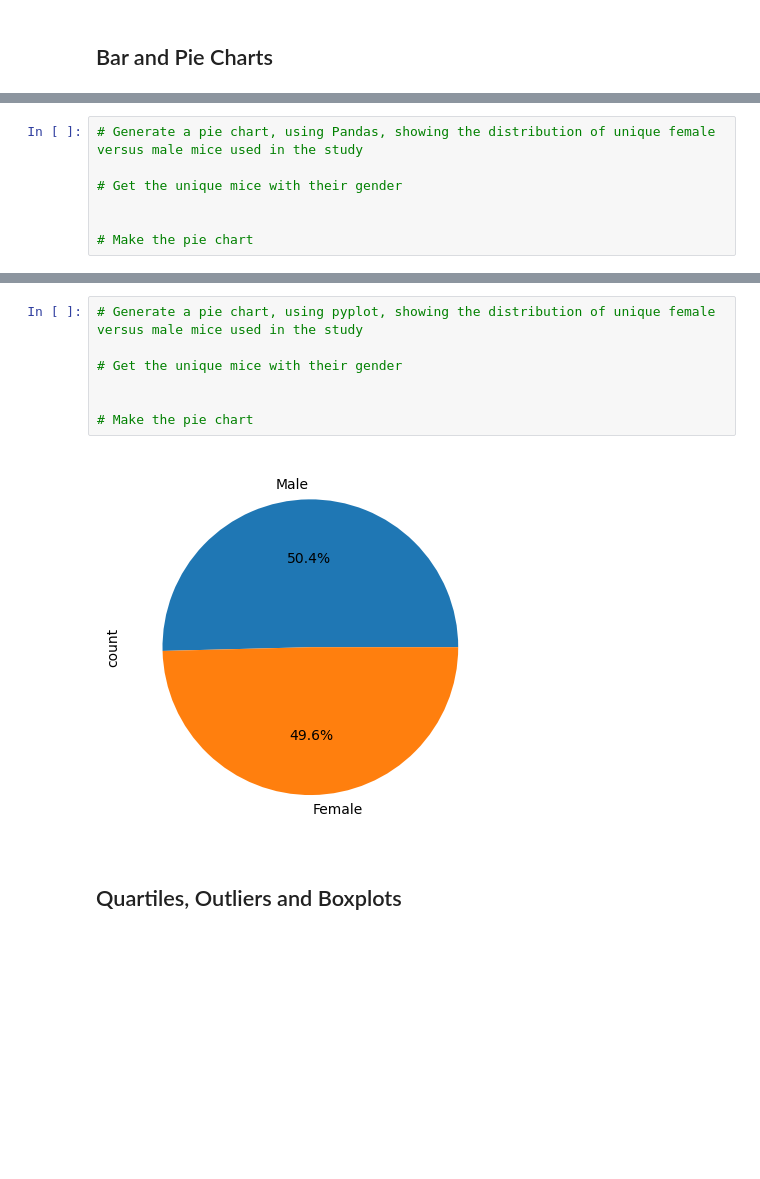
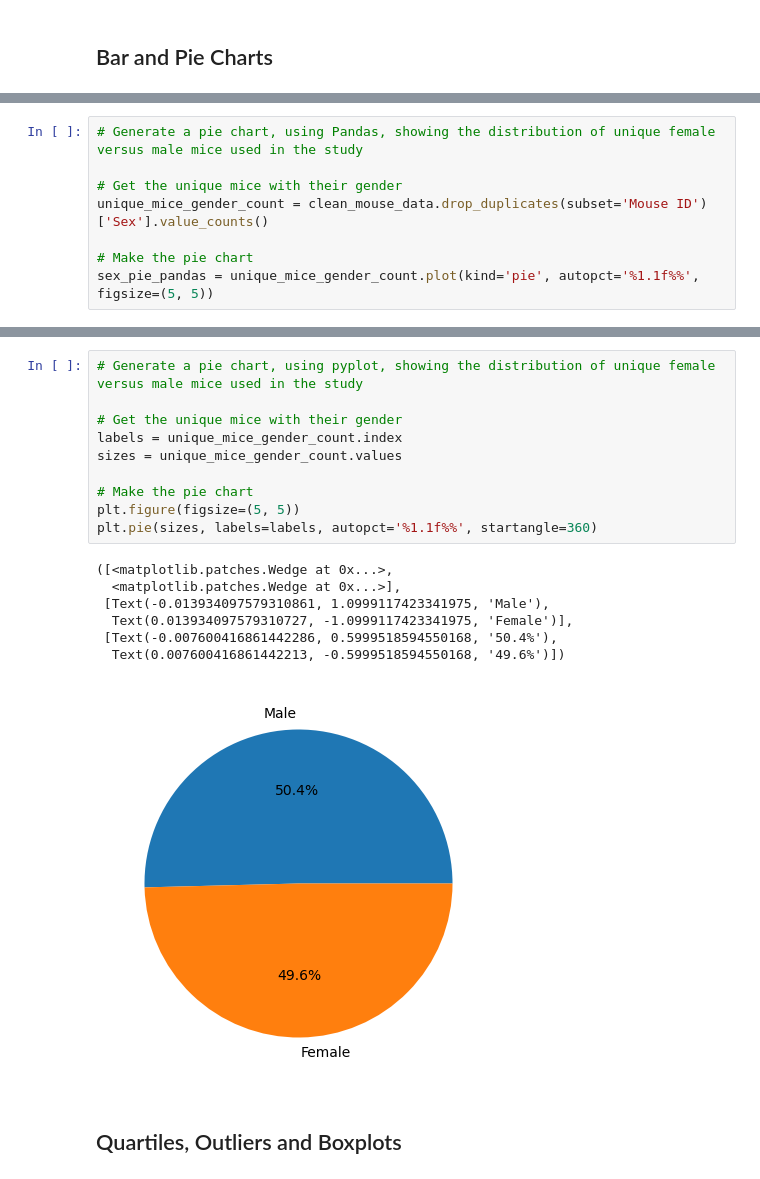
Before and after one commit to cmaijala/Matplotlib-challenge, a Jupyter notebook: Pymaceuticals/pymaceuticals_starter.ipynb, the cells around one changed output, grey strips where cells are left out. Cells and saved outputs as stored; diff of their text form; blank space fills up the shorter version.

```diff
--- a/Pymaceuticals/pymaceuticals_starter.ipynb
+++ b/Pymaceuticals/pymaceuticals_starter.ipynb
@@ -186,7 +206,8 @@ plt.show()
 # Generate a pie chart, using Pandas, showing the distribution of unique female versus male mice used in the study
 
 # Get the unique mice with their gender
-
+unique_mice_gender_count = clean_mouse_data.drop_duplicates(subset='Mouse ID')['Sex'].value_counts()
 
 # Make the pie chart
+sex_pie_pandas = unique_mice_gender_count.plot(kind='pie', autopct='%1.1f%%', figsize=(5, 5))
 # %% [output]
@@ -194,12 +215,21 @@ plt.show()
 # %%
 # Generate a pie chart, using pyplot, showing the distribution of unique female versus male mice used in the study
 
 # Get the unique mice with their gender
-
+labels = unique_mice_gender_count.index
+sizes = unique_mice_gender_count.values
 
 # Make the pie chart
+plt.figure(figsize=(5, 5))
+plt.pie(sizes, labels=labels, autopct='%1.1f%%', startangle=360)
 # %% [output]
+([<matplotlib.patches.Wedge at 0x...>,
+  <matplotlib.patches.Wedge at 0x...>],
+ [Text(-0.013934097579310861, 1.0999117423341975, 'Male'),
+  Text(0.013934097579310727, -1.0999117423341975, 'Female')],
+ [Text(-0.007600416861442286, 0.5999518594550168, '50.4%'),
+  Text(0.007600416861442213, -0.5999518594550168, '49.6%')])
-[figure, old version]
+[figure, new version]
 # %% [markdown]
 ## Quartiles, Outliers and Boxplots
 # %%
```
Also changed, not shown: parts of 5 cells of this notebook.
